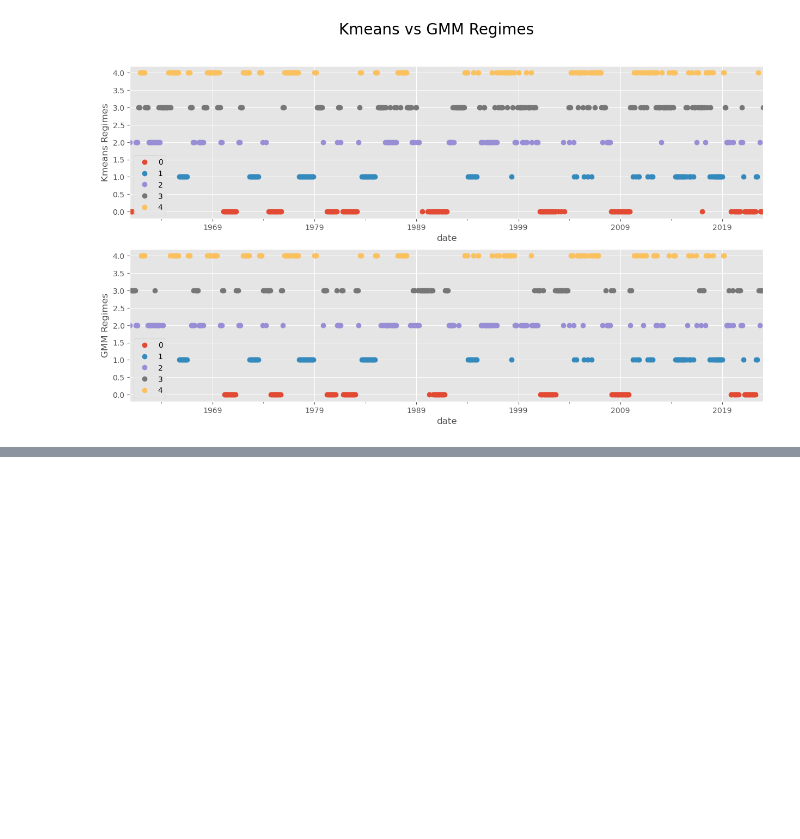
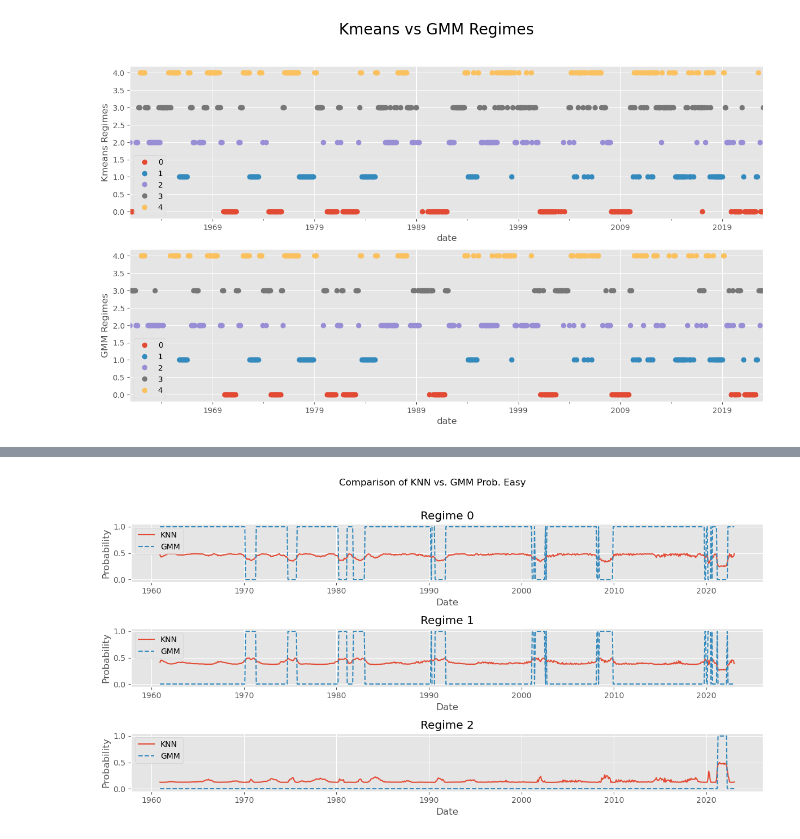
Before and after one commit to dcuoliveira/meta-learning-fin, a Jupyter notebook: src/drafts/gmm_test.ipynb, the cells around one changed output, grey strips where cells are left out. Cells and saved outputs as stored; diff of their text form; code cells hidden in the pictures; blank space fills up the shorter version.

```diff
--- a/src/drafts/gmm_test.ipynb
+++ b/src/drafts/gmm_test.ipynb
@@ -169,0 +258,18 @@ axs[1].legend()
+# %%
+# Set the figure size and number of subplots for EUC probabilities comparison
+fig, axes = plt.subplots(len(knn_euc_probs_df.columns), 1, figsize=(12, 2 * len(knn_euc_probs_df.columns)))
+fig.suptitle("Comparison of KNN vs. GMM Prob. Easy", y=1.02)
+
+for i, feature in enumerate(knn_euc_probs_df.columns):
+    ax = axes[i]
+    ax.plot(knn_euc_probs_df.index, knn_euc_probs_df[feature], label="KNN")
+    ax.plot(gmm_euc_probs_df.index, gmm_euc_probs_df[feature], label="GMM", linestyle="--")
+    ax.set_title(f"Regime {feature}")
+    ax.legend(loc="upper left")
+    ax.set_ylabel("Probability")
+    ax.set_xlabel("Date")
+
+plt.tight_layout()
+plt.show()
+# %% [output]
+[figure, added]
```
Also changed, not shown: parts of 10 cells of this notebook.
